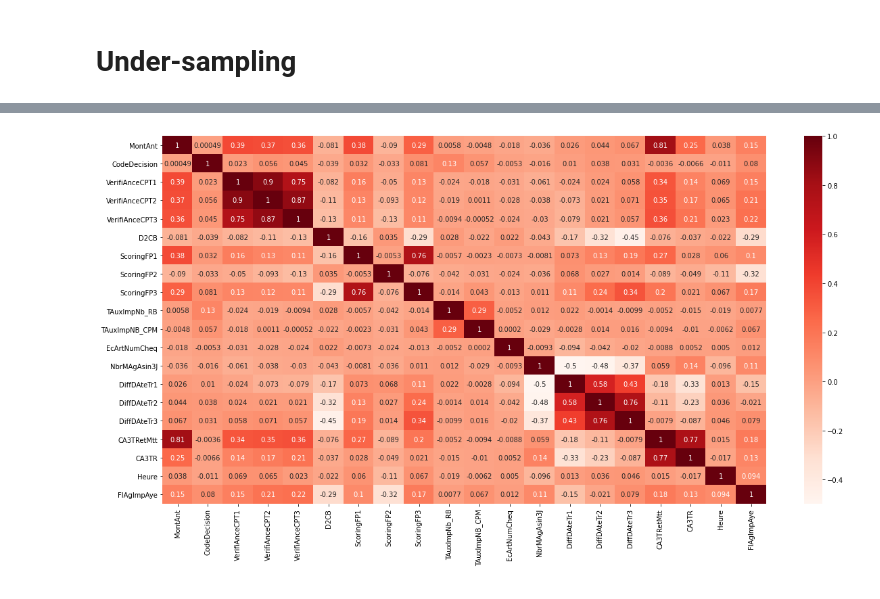
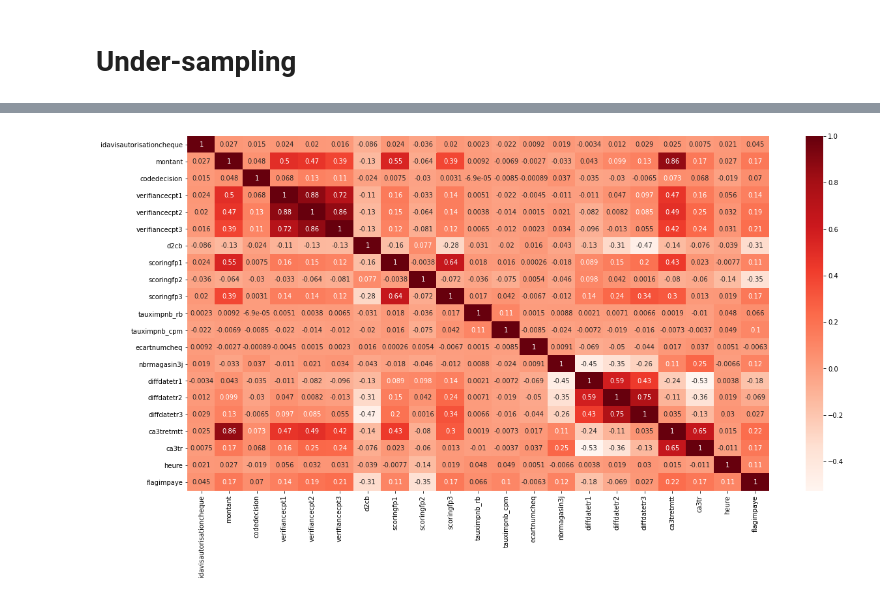
Before and after one commit to juan-kabbali/fraud-detection, a Jupyter notebook: balanced.ipynb, the cells around one changed output, grey strips where cells are left out. Cells and saved outputs as stored; diff of their text form; code cells hidden in the pictures.

```diff
--- a/balanced.ipynb
+++ b/balanced.ipynb
@@ -34,0 +46,4 @@ px.pie(values=balanced_df["FlAgImpAye"].value_counts(), names=["0", "1"], title=
+# %%
+balanced_train = pd.read_csv("data/balanced_train.csv", sep=";", decimal=',')
+print(balanced_train['flagimpaye'].value_counts())
+px.pie(values=balanced_train["flagimpaye"].value_counts(), names=["0", "1"], title="Under-Sampled data frame from balanced_train.csv")
@@ -35,5 +55,5 @@ px.pie(values=balanced_df["FlAgImpAye"].value_counts(), names=["0", "1"], title=
 # %%
 plt.figure(figsize=(20,10))
-heatmap = sns.heatmap(balanced_df.corr(), annot=True, cbar=True, cmap=plt.cm.Reds)
+heatmap = sns.heatmap(balanced_train.corr(), annot=True, cbar=True, cmap=plt.cm.Reds)
 # %% [output]
-[figure, old version]
+[figure, new version]
```
Also changed, not shown: parts of 13 cells of this notebook, 1 other file.
